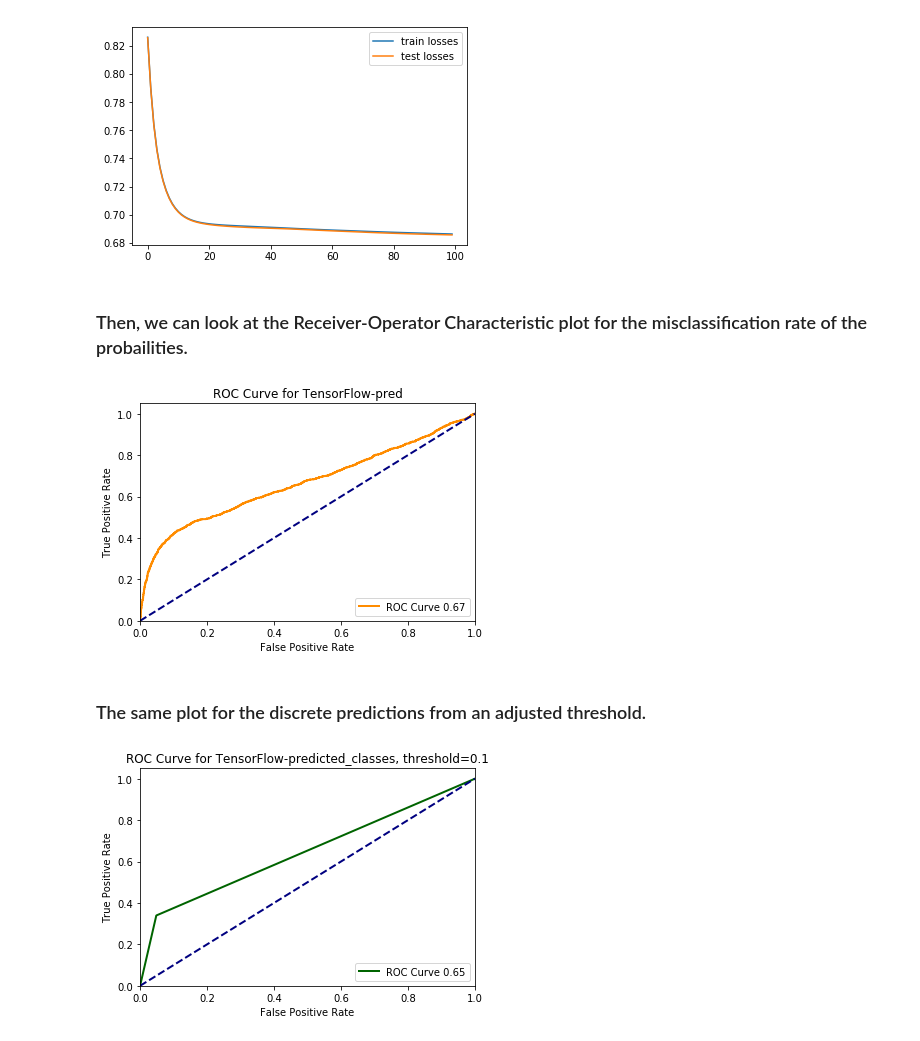
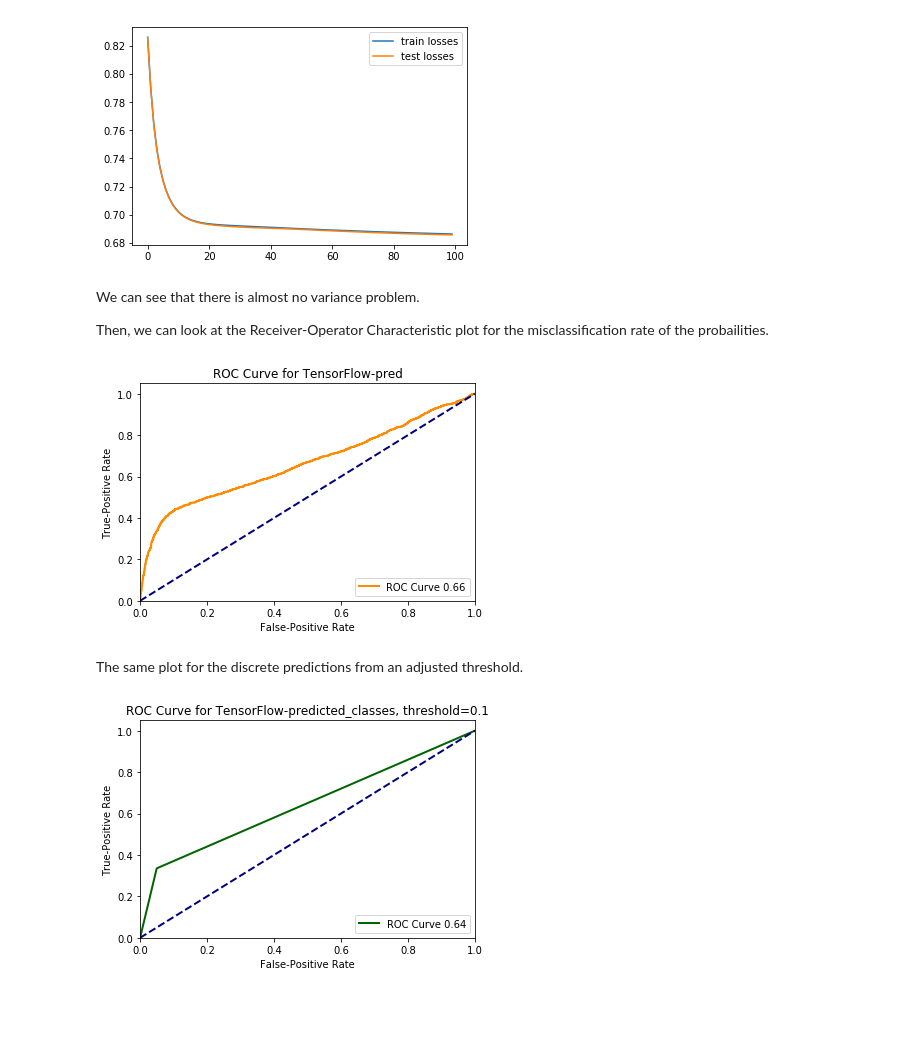
Before and after one commit to perrys222242/cap_credit, a Jupyter notebook: code_files/05_Modeling_TensorFlow_only.ipynb, the cells around one changed output. Cells and saved outputs as stored; diff of their text form; code cells hidden in the pictures; blank space fills up the shorter version.

```diff
--- a/code_files/05_Modeling_TensorFlow_only.ipynb
+++ b/code_files/05_Modeling_TensorFlow_only.ipynb
@@ -68,4 +69,4 @@ X_test_sc = genfromtxt('../asset_files/X_test_scaled.csv', delimiter=',')
 # %%
-y_train = pd.read_csv('../assets/y_train_split.csv', index_col=0, header=None)
-y_test = pd.read_csv('../assets/y_test_split.csv', index_col=0, header=None)
+y_train = pd.read_csv('../asset_files/y_train_split.csv', index_col=0, header=None)
+y_test = pd.read_csv('../asset_files/y_test_split.csv', index_col=0, header=None)
 # %% [markdown]
@@ -75,8 +76,8 @@ y_test = pd.read_csv('../assets/y_test_split.csv', index_col=0, header=None)
 # %%
-def model_func(layer_one_neurons=35, layer_one_dropout=.5):
+def model_func(layer_one_neurons=42, layer_one_dropout=.5):
     model = Sequential()
-    model.add(Dense(layer_one_neurons, activation='relu', input_dim=35))
-    model.add(Dense(layer_one_neurons, activation='relu', input_dim=35))
+    model.add(Dense(layer_one_neurons, activation='relu', input_dim=42))
+    model.add(Dense(layer_one_neurons, activation='relu', input_dim=42))
     model.add(Dropout(layer_one_dropout))
     model.add(Dense(1, activation='sigmoid'))
 
@@ -93,12 +94,12 @@ pipe = Pipeline([
 ])
 
 params = {
-    'nn__epochs':[5, 10, 15, 20],
+    'nn__epochs':[15, 20],
     'nn__batch_size':[35,150,300],
     'nn__layer_one_dropout': [.5,.6]
 }
 gs = GridSearchCV(pipe, param_grid=params)
-gs.fit(X_train_nf, y_train)
+gs.fit(X_train, y_train)
 print(gs.best_score_)
 gs.best_params_
 # %% [output]
@@ -128,12 +119,12 @@ array([[0],
 # %%
 tf.reset_default_graph()
 
-X = tf.placeholder(dtype=tf.float32, shape=(None,35))
+X = tf.placeholder(dtype=tf.float32, shape=(None,42))
 y = tf.placeholder(dtype=tf.float32, shape=(None,1))
 
-h1 = tf.layers.dense(X, 35, activation=tf.nn.relu)
-# h2 = tf.layers.dense(h1, 35, activation=tf.nn.relu)  # Second hidden layer excluded.
-# h3 = tf.layers.dense(h2, 35, activation=tf.nn.relu)  # Third hidden layer excluded
+h1 = tf.layers.dense(X, 42, activation=tf.nn.relu)
+# h2 = tf.layers.dense(h1, 42, activation=tf.nn.relu)  # Second hidden layer excluded.
+# h3 = tf.layers.dense(h2, 42, activation=tf.nn.relu)  # Third hidden layer excluded
 y_hat = tf.layers.dense(h1, 1, activation=tf.nn.sigmoid)
 
 loss = tf.losses.sigmoid_cross_entropy(y,y_hat)
@@ -151,11 +142,11 @@ with tf.Session() as sess:
     sess.run(init)
 
     for epoch in range(100):
-        sess.run(training_op, feed_dict={X: X_train_sc_nf, y: y_train})
-        trl = sess.run(loss,feed_dict = {X:X_train_sc_nf,y:y_train})
-        tsl = sess.run(loss,feed_dict = {X:X_test_sc_nf,y:y_test})
+        sess.run(training_op, feed_dict={X: X_train_sc, y: y_train})
+        trl = sess.run(loss,feed_dict = {X:X_train_sc,y:y_train})
+        tsl = sess.run(loss,feed_dict = {X:X_test_sc,y:y_test})
 
         train_losses.append(trl)
         test_losses.append(tsl)
-    pred = sess.run(y_hat, feed_dict={X:X_test_sc_nf})
+    pred = sess.run(y_hat, feed_dict={X:X_test_sc})
 # %% [markdown]
@@ -271,34 +232,36 @@ plt.legend()
 <matplotlib.legend.Legend at 0x...>
 [figure]
 # %% [markdown]
-### Then, we can look at the Receiver-Operator Characteristic plot for the misclassification rate of the probailities.
+We can see that there is almost no variance problem.
+
+Then, we can look at the Receiver-Operator Characteristic plot for the misclassification rate of the probailities.
 # %%
 from sklearn.metrics import roc_curve, auc
 
 # Generate False positive rate and True positive rate
 # fpr, tpr, _ = roc_curve(y_test, predicted_classes)
 fpr, tpr, _ = roc_curve(y_test, pred)
 roc_auc = auc(fpr, tpr)
 # fpr
 
 # Plot
 plt.figure()
 line_width = 2
 
 plt.plot(fpr, tpr, lw = line_width, color="darkorange", label = "ROC Curve %.2f" % roc_auc)
 plt.plot([0,1],[0,1], lw = line_width, linestyle = "--", color="navy")
 
 plt.xlim([0.0, 1.0])
 plt.ylim([0.0, 1.05])
-plt.xlabel('False Positive Rate')
-plt.ylabel('True Positive Rate')
+plt.xlabel('False-Positive Rate')
+plt.ylabel('True-Positive Rate')
 plt.title('ROC Curve for TensorFlow-pred')
 plt.legend(loc="lower right")
 plt.show()
 # %% [output]
-[figure, old version]
+[figure, new version]
 # %% [markdown]
-### The same plot for the discrete predictions from an adjusted threshold.
+The same plot for the discrete predictions from an adjusted threshold.
 # %%
 fpr, tpr, _ = roc_curve(y_test, predicted_classes)
 roc_auc = auc(fpr, tpr)
```
Also changed, not shown: parts of 30 cells of this notebook, 16 other files.
